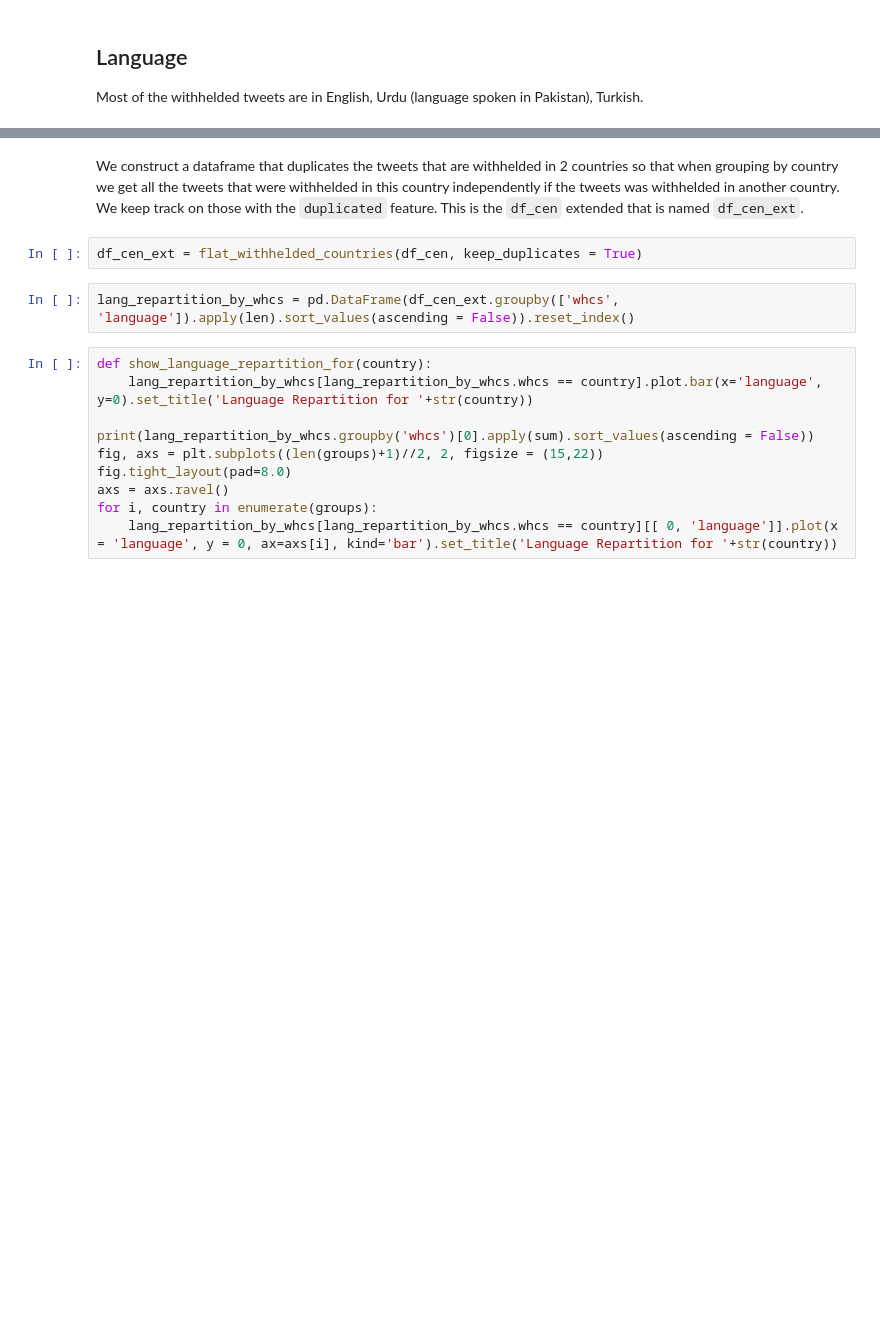
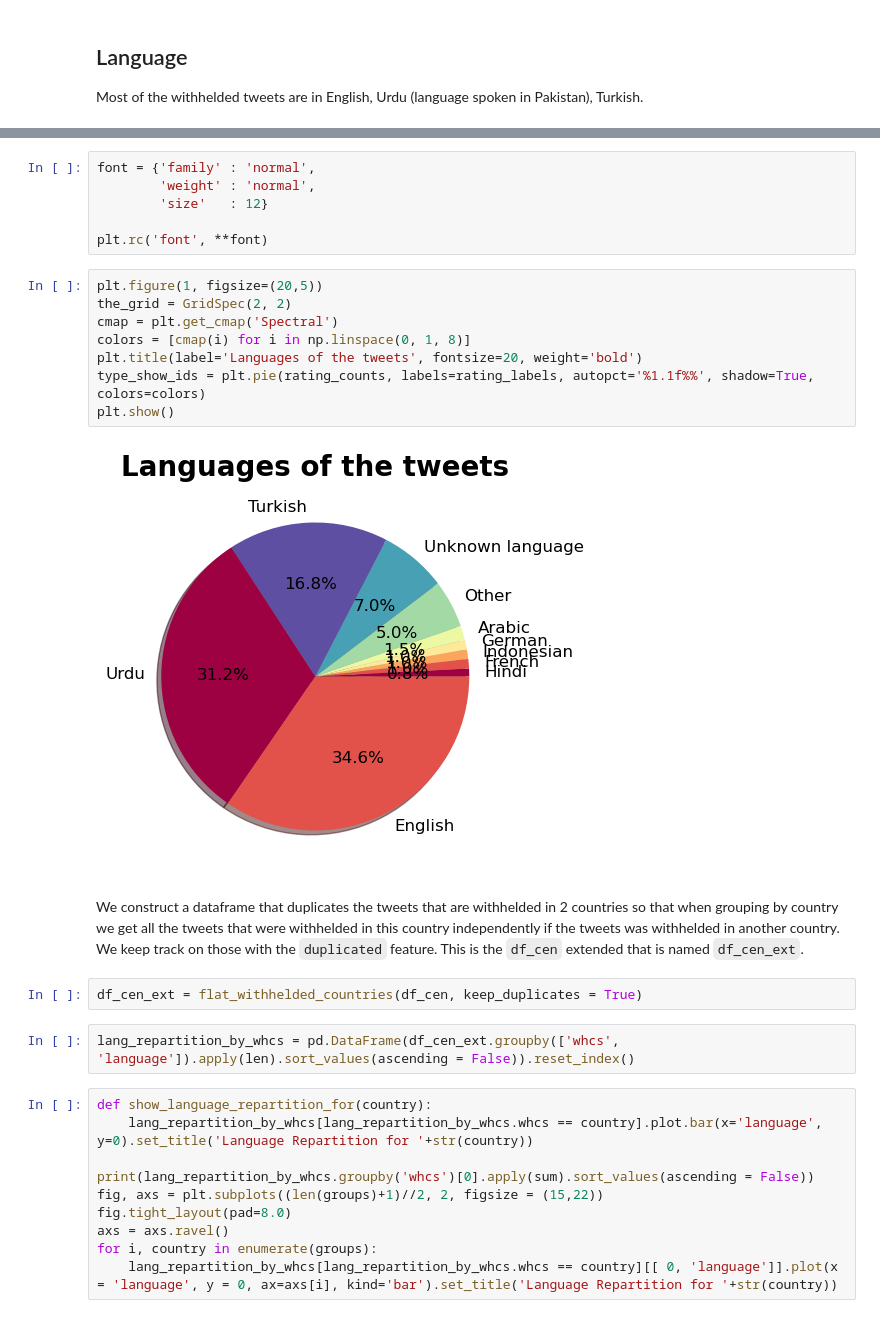
Before and after one commit to EvaLvn/ML_project2, a Jupyter notebook: EDA.ipynb, the cells around one changed output, grey strips where cells are left out. Drawn from its saved outputs; the diff is of its cells as text; blank space fills up the shorter version.

```diff
--- a/EDA.ipynb
+++ b/EDA.ipynb
@@ -224,3 +256,19 @@ dtype: int64
+# %%
+font = {'family' : 'normal',
+        'weight' : 'normal',
+        'size'   : 12}
+
+plt.rc('font', **font)
+# %%
+plt.figure(1, figsize=(20,5))
+the_grid = GridSpec(2, 2)
+cmap = plt.get_cmap('Spectral')
+colors = [cmap(i) for i in np.linspace(0, 1, 8)]
+plt.title(label='Languages of the tweets', fontsize=20, weight='bold')
+type_show_ids = plt.pie(rating_counts, labels=rating_labels, autopct='%1.1f%%', shadow=True, colors=colors)
+plt.show()
+# %% [output]
+[figure, added]
 # %% [markdown]
 We construct a dataframe that duplicates the tweets that are withhelded in 2 countries so that when grouping by country we get all the tweets that were withhelded in this country independently if the tweets was withhelded in another country. We keep track on those with the `duplicated` feature. This is the `df_cen` extended that is named `df_cen_ext`.
 # %%
```
Also changed, not shown: parts of 29 cells of this notebook.
